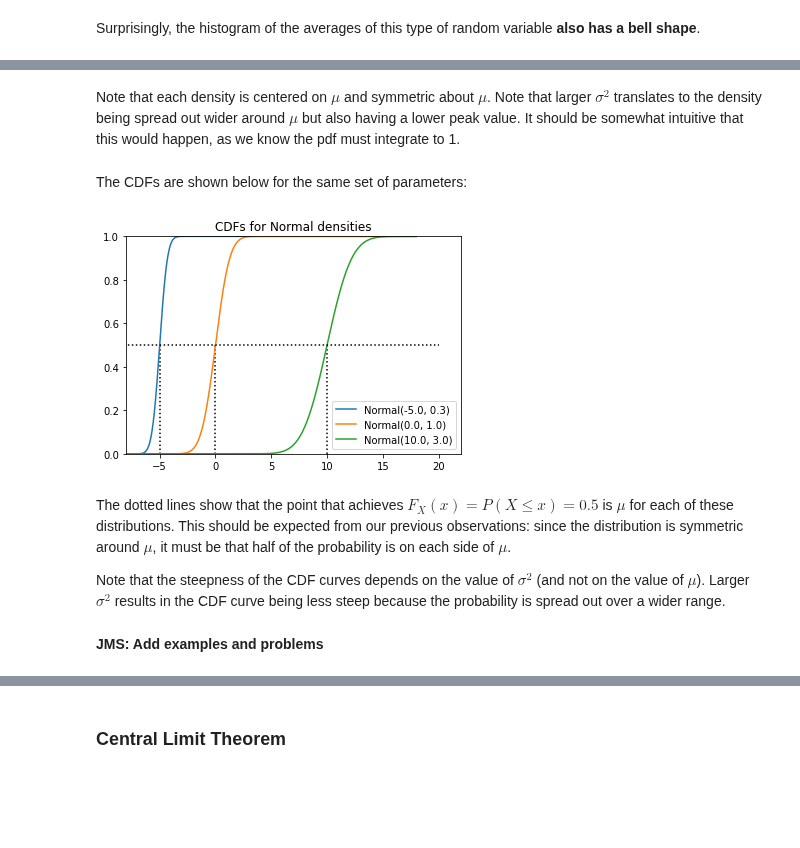
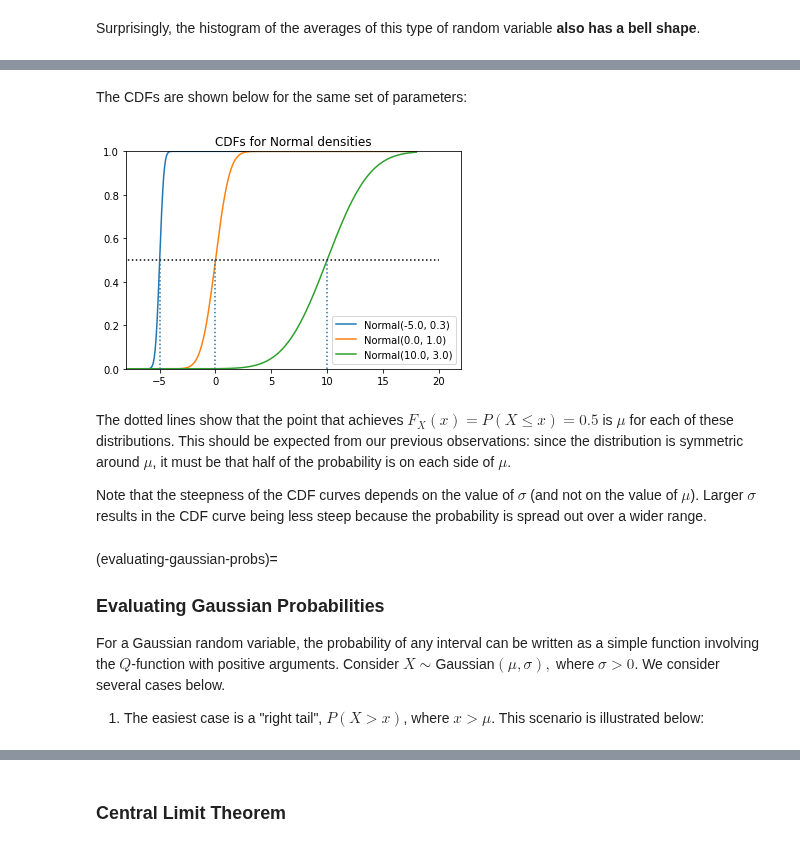
Before and after one commit to datalayer-courses/foundations-of-data-science-with-python, a Jupyter notebook: 08-random-variables/important-continuous-rvs.ipynb, the cells around one changed output, grey strips where cells are left out. Saved outputs shown, nothing was run; the diff lists cells and outputs as text; code cells hidden in the pictures; blank space fills up the shorter version.

```diff
--- a/08-random-variables/important-continuous-rvs.ipynb
+++ b/08-random-variables/important-continuous-rvs.ipynb
@@ -323,0 +346,12 @@ In this book, I will assume that you have access to a computer and SciPy.stats,
+# %%
+x = np.linspace(-8, 18, 1000)
+
+all_params = [(-5, 0.3), (0, 1), (10, 3)]
+
+for params in all_params:
+    N = stats.norm(params[0], params[1])
+    mylabel = f"Normal({N.mean()}, $\sigma=${N.std() :.1f})"
+    plt.plot(x, N.pdf(x), label=mylabel)
+
+plt.legend()
+plt.title("pdfs for Normal densities");
@@ -337,12 +483,0 @@ Below are plots of the pdf for different values of $\mu$ and $\sigma^2$.
-# %%
-x = np.linspace(-8, 18, 1000)
-
-all_params = [ (-5, np.sqrt(0.3)), (0,1), (10, np.sqrt(3))]
-
-for params in all_params:
-  N = stats.norm(params[0], params[1])
-  mylabel = f'Normal({N.mean()}, {N.var() :.1f})'
-  plt.plot(x, N.pdf(x), label=mylabel)
-
-plt.legend();
-plt.title('pdfs for Normal densities');
@@ -351,27 +484,30 @@ plt.title('pdfs for Normal densities');
-# %% [markdown]
-Note that each density is centered on $\mu$ and symmetric about $\mu$. Note that larger $\sigma^2$ translates to the density being spread out wider around $\mu$ but also having a lower peak value. It should be somewhat intuitive that this would happen, as we know the pdf must integrate to 1.
 # %% [markdown]
 The CDFs are shown below for the same set of parameters:
 # %%
 x = np.linspace(-8, 18, 1000)
 
-all_params = [ (-5, np.sqrt(0.3)), (0,1), (10, np.sqrt(3))]
+all_params = [(-5, 0.3), (0, 1), (10, 3)]
 for params in all_params:
-  N = stats.norm(params[0], params[1])
-  mylabel = f'Normal({N.mean()}, {N.var() :.1f})'
-  plt.plot(x, N.cdf(x), label=mylabel)
+    N = stats.norm(params[0], params[1])
+    mylabel = f"Normal({N.mean()}, {N.std() :.1f})"
+    plt.plot(x, N.cdf(x), label=mylabel)
 
-plt.plot([-10, 20], [0.5, 0.5], 'k:')
-plt.vlines([0, 10, -5], ymin=0, ymax=0.5, linestyles='dotted' )
+plt.plot([-10, 20], [0.5, 0.5], "k:")
+plt.vlines([0, 10, -5], ymin=0, ymax=0.5, linestyles="dotted")
 plt.xlim(-8, 22)
 plt.ylim(0, 1)
-plt.legend(loc=4);
-plt.title('CDFs for Normal densities');
+plt.legend(loc=4)
+plt.title("CDFs for Normal densities");
 # %% [output]
-[figure, old version]
+[figure, new version]
 # %% [markdown]
 The dotted lines show that the point that achieves $F_X(x) =P(X \le x) =0.5$ is $\mu$ for each of these distributions. This should be expected from our previous observations: since the distribution is symmetric around $\mu$, it must be that half of the probability is on each side of $\mu$.
 
-Note that the steepness of the CDF curves depends on the value of $\sigma^2$ (and not on the value of $\mu$). Larger $\sigma^2$ results in the CDF curve being less steep because the probability is spread out over a wider range.
+Note that the steepness of the CDF curves depends on the value of $\sigma$ (and not on the value of $\mu$). Larger $\sigma$ results in the CDF curve being less steep because the probability is spread out over a wider range.
-# %% [markdown]
-**JMS: Add examples and problems**
+# %% [markdown]
+(evaluating-gaussian-probs)=
+### Evaluating Gaussian Probabilities
+
+For a Gaussian random variable, the probability of any interval can be written as a simple function involving the $Q$-function with positive arguments. Consider $X \sim$Gaussian$(\mu, \sigma),$ where $\sigma >0$. We consider several cases below.
+
+1. The easiest case is a "right tail", $P(X>x)$, where $x>\mu$. This scenario is illustrated below:
```
Also changed, not shown: parts of 72 cells of this notebook, 1 other file.
